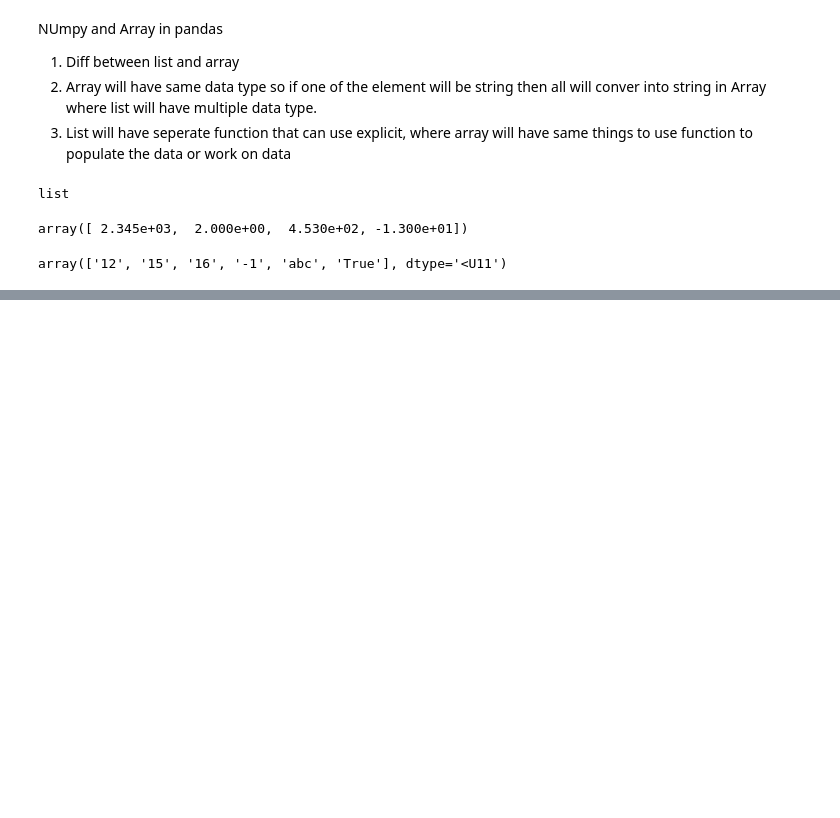
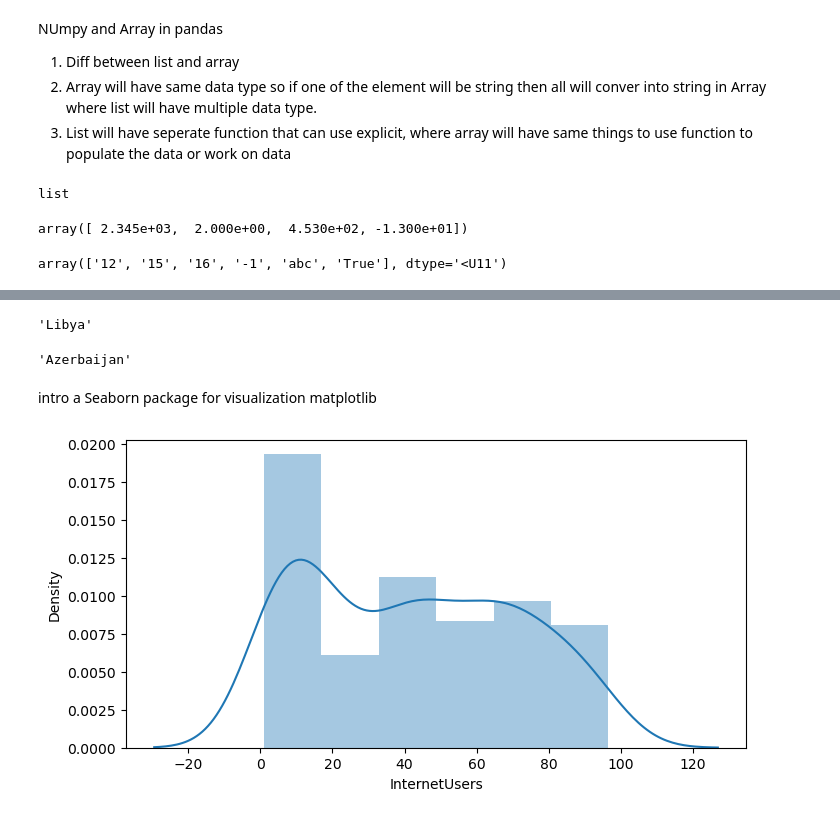
Before and after one commit to vishvadeepaktripathi/Udemy_python_cource, a Jupyter notebook: Udemy_For_loop.ipynb, the cells around one changed output, grey strips where cells are left out. Drawn from its saved outputs; the diff is of its cells as text; code cells hidden in the pictures; blank space fills up the shorter version.

Commit message:
additional advance topic in data frame and visulaization

```diff
--- a/Udemy_For_loop.ipynb
+++ b/Udemy_For_loop.ipynb
@@ -166,0 +478,3 @@ array(['12', '15', '16', '-1', 'abc', 'True'], dtype='<U11')
+# %%
+# add a column in data set
+Stat2['MyColc'] = Stat2.BirthRate * Stat2.InternetUsers
@@ -166,0 +497,8 @@ array(['12', '15', '16', '-1', 'abc', 'True'], dtype='<U11')
+# %%
+# omparision to R
+Stat2['col_new_value'] = [1,2,3,4,5]
+# difference betwen vectorize programming language and not vectorize language
+# %%
+# removing columns
+Stat2 = Stat2.drop('MyColc', axis=1)
+# since the DF is not yet overrid then you need to replave the DF by assigning them back Stat2= Stat2.drop.......
@@ -166,0 +683,19 @@ array(['12', '15', '16', '-1', 'abc', 'True'], dtype='<U11')
+# %%
+sub10.iat[10,0]
+# index 10 and 0 column will be the output
+# %% [output]
+'Libya'
+# %%
+sub10.at[10, 'CountryName']
+# becasue at is using the 10 as label and it will searchrow stather from 10 and then show the output
+# %% [output]
+'Azerbaijan'
+# %% [markdown]
+intro a Seaborn package for visualization matplotlib
+# %%
+import matplotlib.pyplot as plt
+import seaborn as sns
+plt.rcParams['figure.figsize'] = 8,4
+#matplotlib inline
+import warnings
+warnings.filterwarnings('ignore')
@@ -166,0 +704,4 @@ array(['12', '15', '16', '-1', 'abc', 'True'], dtype='<U11')
+# %%
+visual1 = sns.distplot(Stat2["InternetUsers"])
+# %% [output]
+[figure, added]
```
Also changed, not shown: parts of 72 cells of this notebook, 8 other files.
